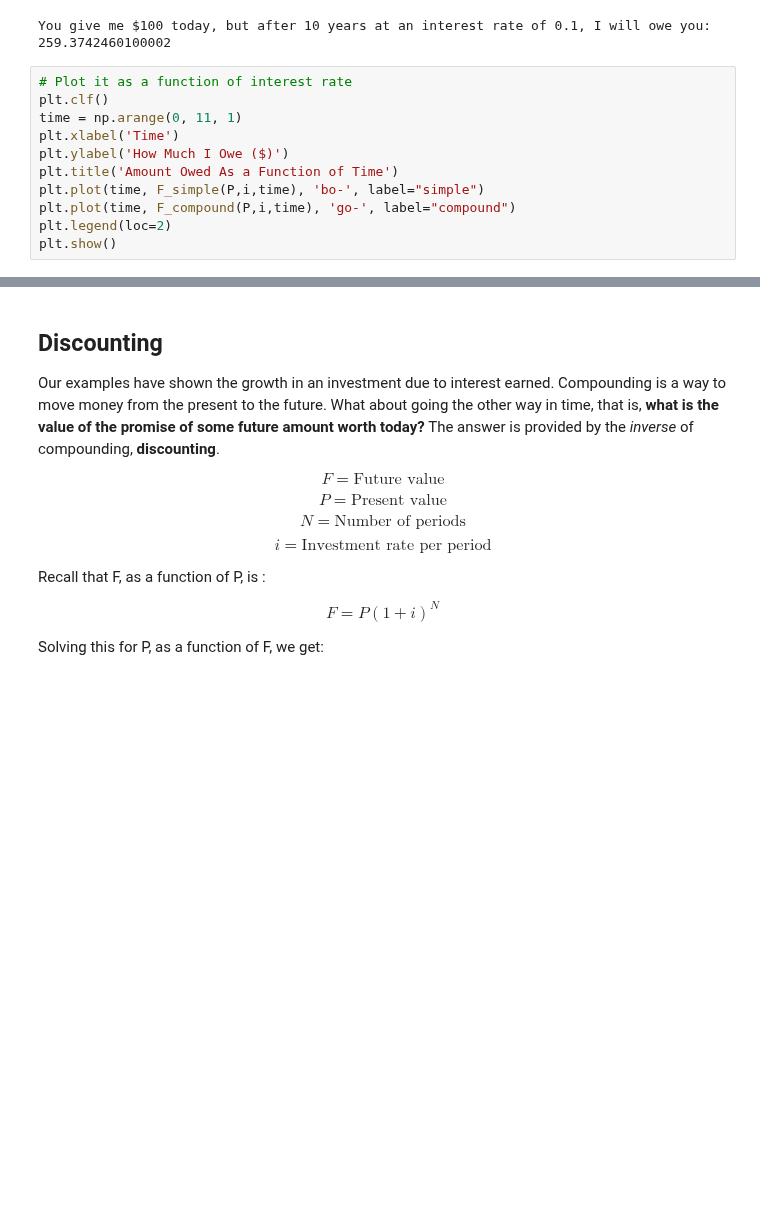
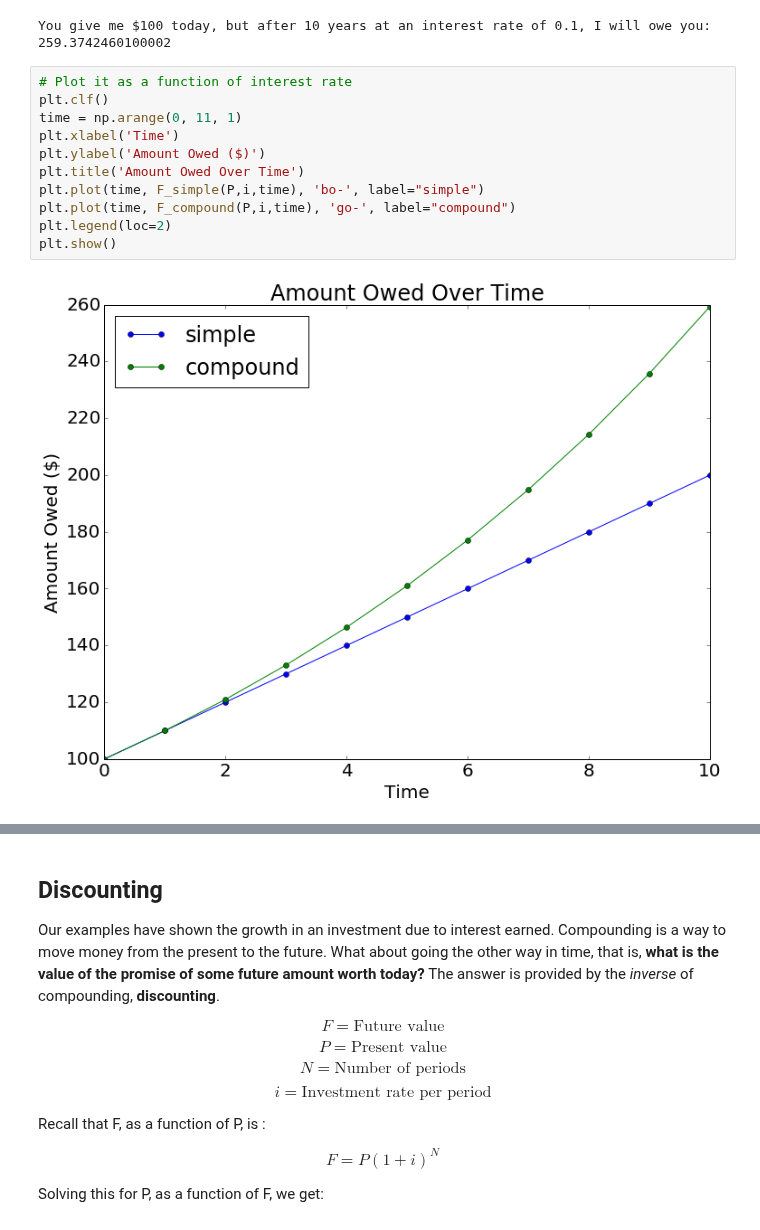
Before and after one commit to katyhuff/npre412, a Jupyter notebook: time-val-of-money/time-val-of-money.ipynb, the cells around one changed output, grey strips where cells are left out. Saved outputs shown, nothing was run; the diff lists cells and outputs as text; blank space fills up the shorter version.

```diff
--- a/time-val-of-money/time-val-of-money.ipynb
+++ b/time-val-of-money/time-val-of-money.ipynb
@@ -147,13 +150,15 @@ You give me $100 today, but after 10 years at an interest rate of 0.1, I will ow
 # %%
 # Plot it as a function of interest rate
 plt.clf()
 time = np.arange(0, 11, 1)
 plt.xlabel('Time')
-plt.ylabel('How Much I Owe ($)')
-plt.title('Amount Owed As a Function of Time')
+plt.ylabel('Amount Owed ($)')
+plt.title('Amount Owed Over Time')
 plt.plot(time, F_simple(P,i,time), 'bo-', label="simple")
 plt.plot(time, F_compound(P,i,time), 'go-', label="compound")
 plt.legend(loc=2)
 plt.show()
+# %% [output]
+[figure, added]
 # %%
 # Plot it for different interest rates
```
Also changed, not shown: parts of 4 cells of this notebook, 7 other files.
